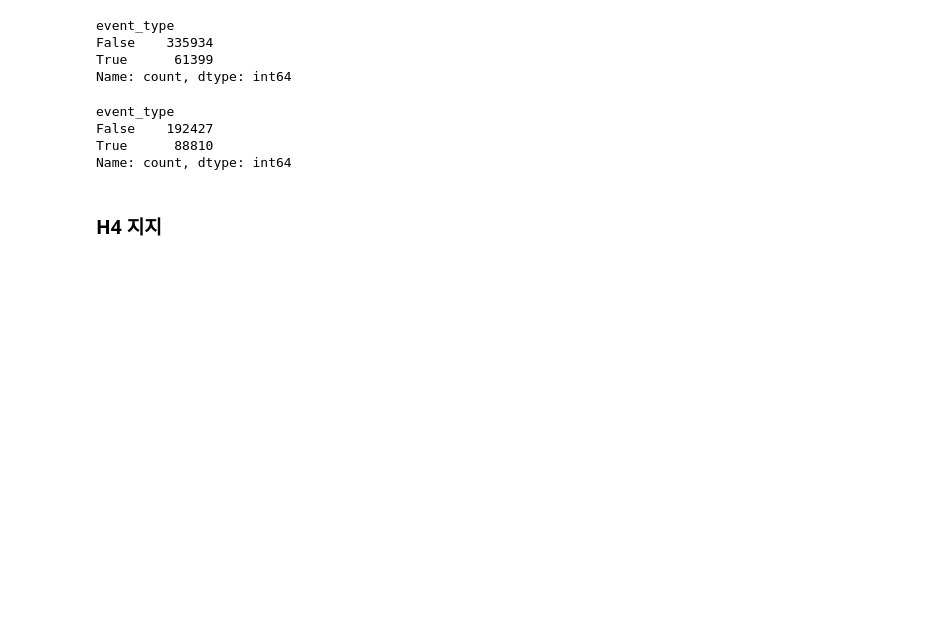
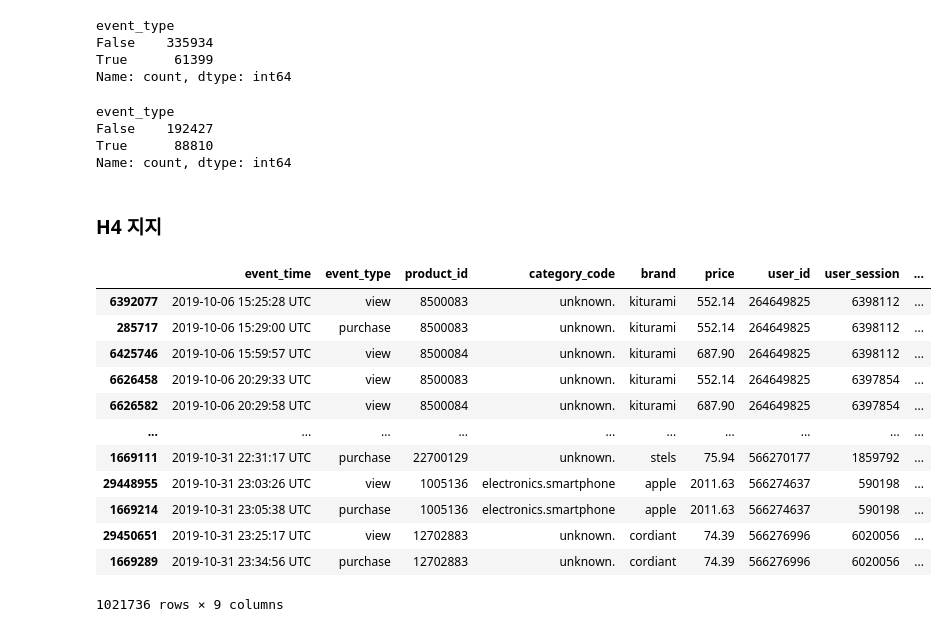
Before and after one commit to HyunsungRyu/Ecommerce_analysis, a Jupyter notebook: customer_behavior_log_analysis.ipynb, the cells around one changed output. Cells and saved outputs as stored; diff of their text form; code cells hidden in the pictures; blank space fills up the shorter version.

```diff
--- a/customer_behavior_log_analysis.ipynb
+++ b/customer_behavior_log_analysis.ipynb
@@ -308,10 +308,10 @@ df.head(10)
 | 11410270 | 2019-10-12 07:58:37 UTC | view | 6701171 | computers.components.videocards | sinotex | 99.42 | 200673532 | 2649426 | ... |
 | 11759746 | 2019-10-12 14:47:07 UTC | view | 6501011 | computers.components.motherboard | asrock | 73.36 | 200673532 | 4464910 | ... |
 # %%
-buy_sessions = df[df['event_type'] == 'purchase']['user_session'].unique()
+buy_sessions = df2[df2['event_type'] == 'purchase']['user_session'].unique()
 
-buy_log = df[df['user_session'].isin(buy_sessions)]
-view_log = df[~df['user_session'].isin(buy_sessions)]
+buy_log = df2[df2['user_session'].isin(buy_sessions)]
+view_log = df2[~df2['user_session'].isin(buy_sessions)]
 # %%
 buy_log.tail(10)
 # %% [output]
@@ -581,3 +575,19 @@ True      88810
 Name: count, dtype: int64
 # %% [markdown]
 ### H4 지지
+# %%
+view_purchase_log
+# %% [output]
+|  | event_time | event_type | product_id | category_code | brand | price | user_id | user_session | ... |
+| 6392077 | 2019-10-06 15:25:28 UTC | view | 8500083 | unknown. | kiturami | 552.14 | 264649825 | 6398112 | ... |
+| 285717 | 2019-10-06 15:29:00 UTC | purchase | 8500083 | unknown. | kiturami | 552.14 | 264649825 | 6398112 | ... |
+| 6425746 | 2019-10-06 15:59:57 UTC | view | 8500084 | unknown. | kiturami | 687.90 | 264649825 | 6398112 | ... |
+| 6626458 | 2019-10-06 20:29:33 UTC | view | 8500083 | unknown. | kiturami | 552.14 | 264649825 | 6397854 | ... |
+| 6626582 | 2019-10-06 20:29:58 UTC | view | 8500084 | unknown. | kiturami | 687.90 | 264649825 | 6397854 | ... |
+| ... | ... | ... | ... | ... | ... | ... | ... | ... | ... |
+| 1669111 | 2019-10-31 22:31:17 UTC | purchase | 22700129 | unknown. | stels | 75.94 | 566270177 | 1859792 | ... |
+| 29448955 | 2019-10-31 23:03:26 UTC | view | 1005136 | electronics.smartphone | apple | 2011.63 | 566274637 | 590198 | ... |
+| 1669214 | 2019-10-31 23:05:38 UTC | purchase | 1005136 | electronics.smartphone | apple | 2011.63 | 566274637 | 590198 | ... |
+| 29450651 | 2019-10-31 23:25:17 UTC | view | 12702883 | unknown. | cordiant | 74.39 | 566276996 | 6020056 | ... |
+| 1669289 | 2019-10-31 23:34:56 UTC | purchase | 12702883 | unknown. | cordiant | 74.39 | 566276996 | 6020056 | ... |
+1021736 rows × 9 columns
```
Also changed, not shown: parts of 21 cells of this notebook, 1 other file.
